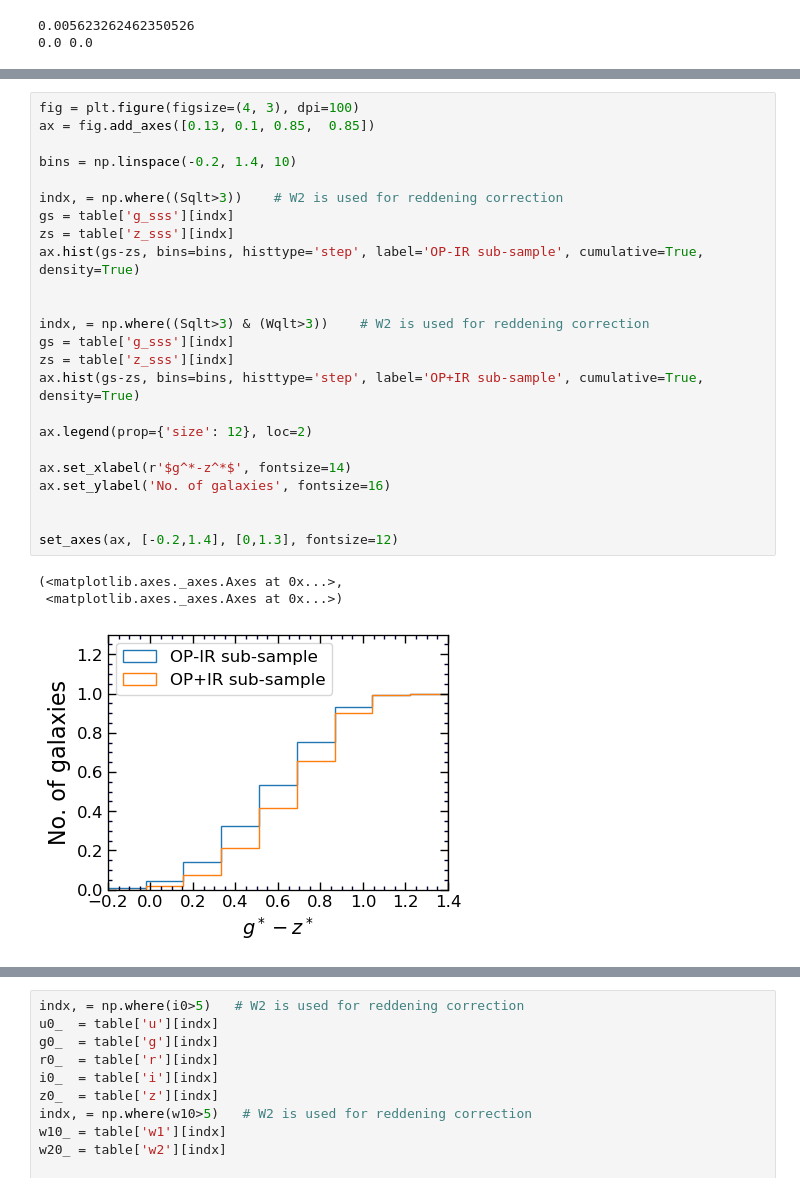
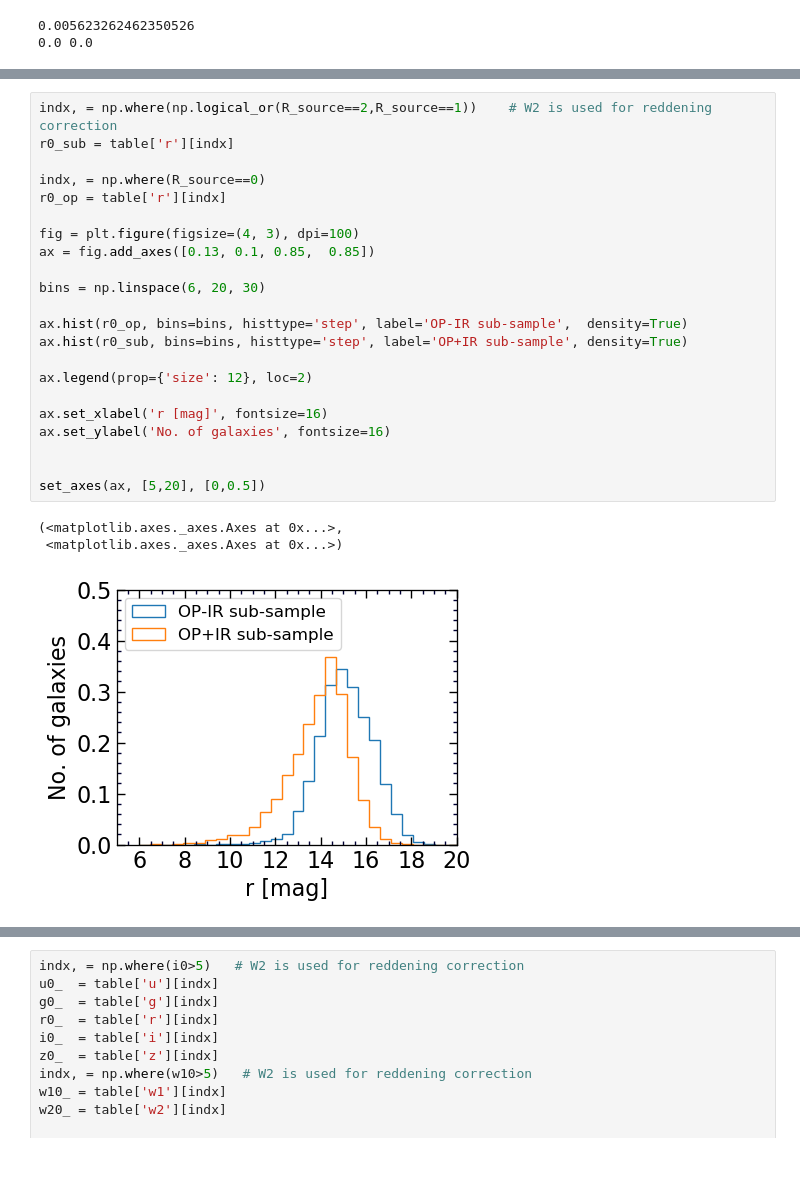
Before and after one commit to ekourkchi/TFcalibrators, a Jupyter notebook: Predictions_assessments.ipynb, the cells around one changed output, grey strips where cells are left out. Saved outputs shown, nothing was run; the diff lists cells and outputs as text; blank space fills up the shorter version.

```diff
--- a/Predictions_assessments.ipynb
+++ b/Predictions_assessments.ipynb
@@ -1737,28 +1835,26 @@ Ks_2sampResult(statistic=0.16339696794991515, pvalue=2.0849186035833593e-34)
 # %%
+indx, = np.where(np.logical_or(R_source==2,R_source==1))    # W2 is used for reddening correction
+r0_sub = table['r'][indx]
+
+indx, = np.where(R_source==0)
+r0_op = table['r'][indx]
+
 fig = plt.figure(figsize=(4, 3), dpi=100)
 ax = fig.add_axes([0.13, 0.1, 0.85,  0.85])
 
-bins = np.linspace(-0.2, 1.4, 10)
+bins = np.linspace(6, 20, 30)
 
-indx, = np.where((Sqlt>3))    # W2 is used for reddening correction
-gs = table['g_sss'][indx]
-zs = table['z_sss'][indx]
-ax.hist(gs-zs, bins=bins, histtype='step', label='OP-IR sub-sample', cumulative=True, density=True)
-
-
-indx, = np.where((Sqlt>3) & (Wqlt>3))    # W2 is used for reddening correction
-gs = table['g_sss'][indx]
-zs = table['z_sss'][indx]
-ax.hist(gs-zs, bins=bins, histtype='step', label='OP+IR sub-sample', cumulative=True, density=True)
+ax.hist(r0_op, bins=bins, histtype='step', label='OP-IR sub-sample',  density=True)
+ax.hist(r0_sub, bins=bins, histtype='step', label='OP+IR sub-sample', density=True)
 
 ax.legend(prop={'size': 12}, loc=2)
 
-ax.set_xlabel(r'$g^*-z^*$', fontsize=14)
+ax.set_xlabel('r [mag]', fontsize=16)
 ax.set_ylabel('No. of galaxies', fontsize=16)
 
 
-set_axes(ax, [-0.2,1.4], [0,1.3], fontsize=12)
+set_axes(ax, [5,20], [0,0.5])
 # %% [output]
 (<matplotlib.axes._axes.Axes at 0x...>,
  <matplotlib.axes._axes.Axes at 0x...>)
-[figure, old version]
+[figure, new version]
```
Also changed, not shown: parts of 16 cells of this notebook.
